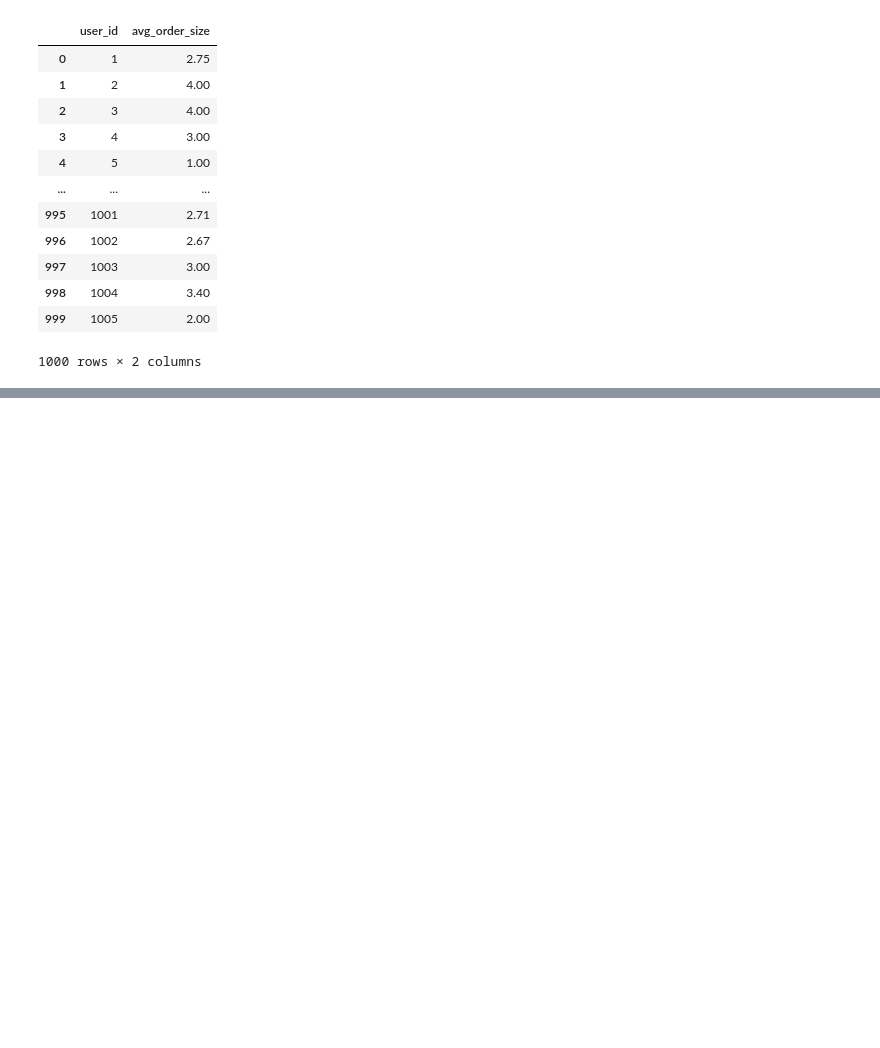
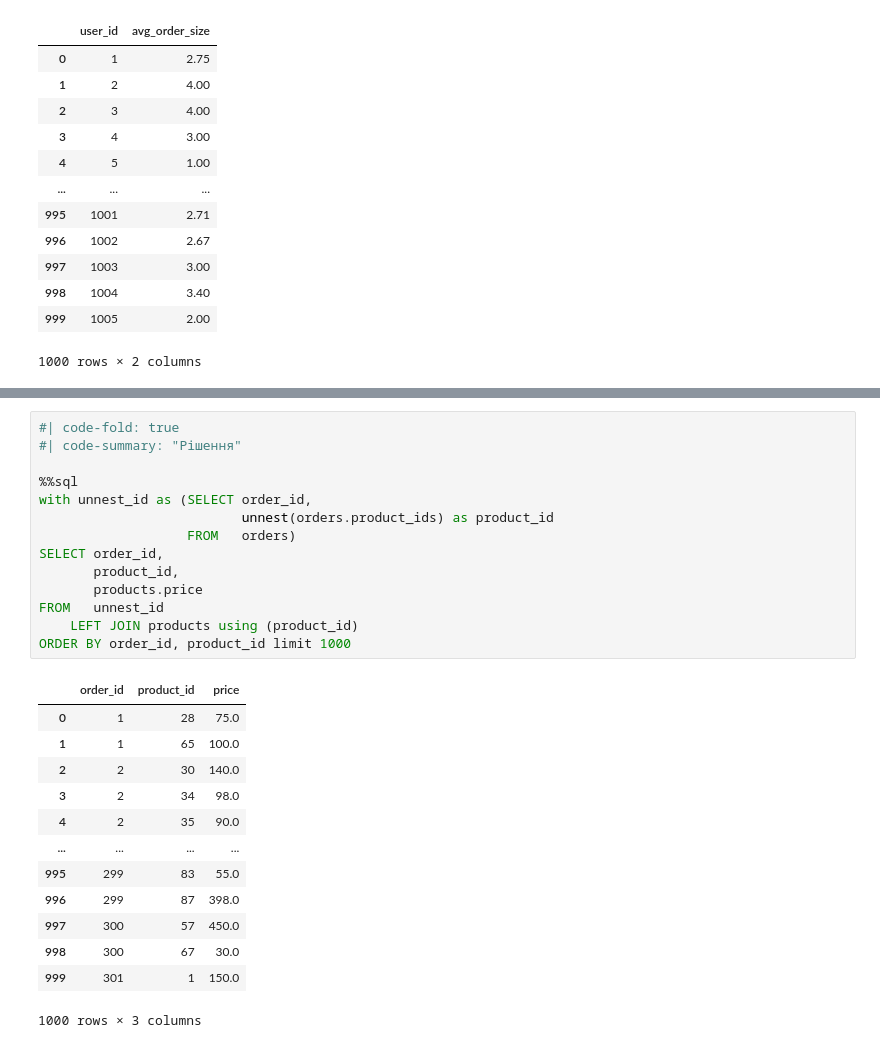
Before and after one commit to Aranaur/py4ds, a Jupyter notebook: sql_join.ipynb, the cells around one changed output, grey strips where cells are left out. Drawn from its saved outputs; the diff is of its cells as text; blank space fills up the shorter version.

```diff
--- a/sql_join.ipynb
+++ b/sql_join.ipynb
@@ -1257,0 +1316,28 @@ LIMIT 1000
+# %%
+#| code-fold: true
+#| code-summary: "Рішення"
+
+%%sql
+with unnest_id as (SELECT order_id,
+                          unnest(orders.product_ids) as product_id
+                   FROM   orders)
+SELECT order_id,
+       product_id,
+       products.price
+FROM   unnest_id
+    LEFT JOIN products using (product_id)
+ORDER BY order_id, product_id limit 1000
+# %% [output]
+|  | order_id | product_id | price |
+| 0 | 1 | 28 | 75.0 |
+| 1 | 1 | 65 | 100.0 |
+| 2 | 2 | 30 | 140.0 |
+| 3 | 2 | 34 | 98.0 |
+| 4 | 2 | 35 | 90.0 |
+| ... | ... | ... | ... |
+| 995 | 299 | 83 | 55.0 |
+| 996 | 299 | 87 | 398.0 |
+| 997 | 300 | 57 | 450.0 |
+| 998 | 300 | 67 | 30.0 |
+| 999 | 301 | 1 | 150.0 |
+1000 rows × 3 columns
```
Also changed, not shown: parts of 61 cells of this notebook, 2 other files.
